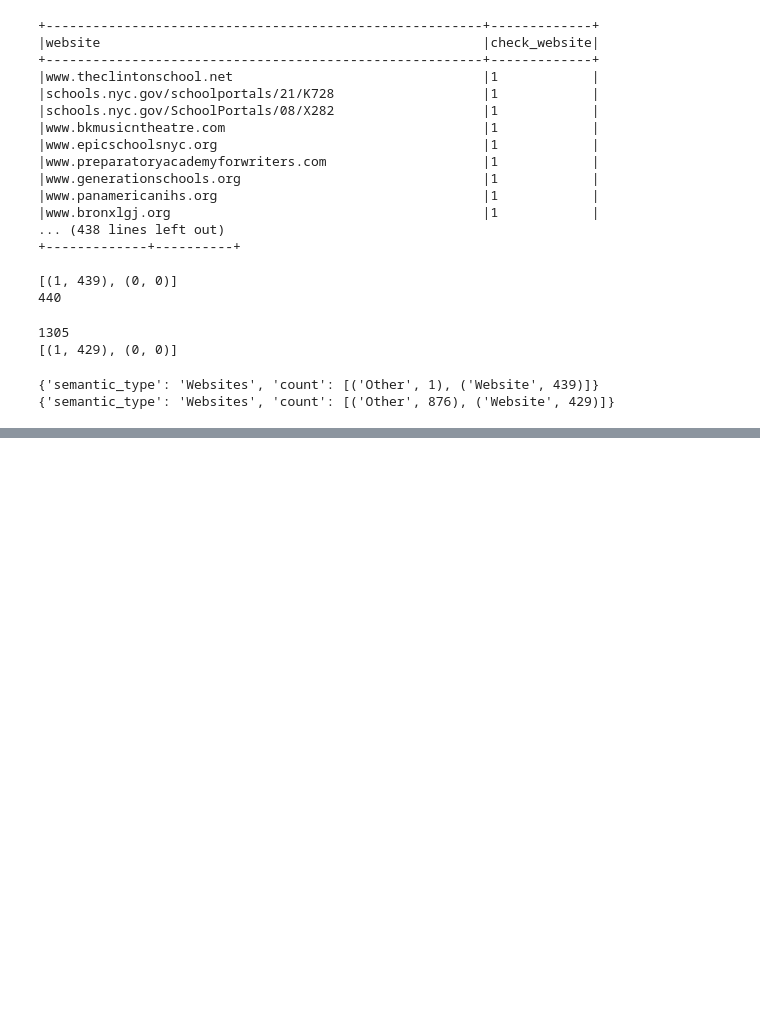
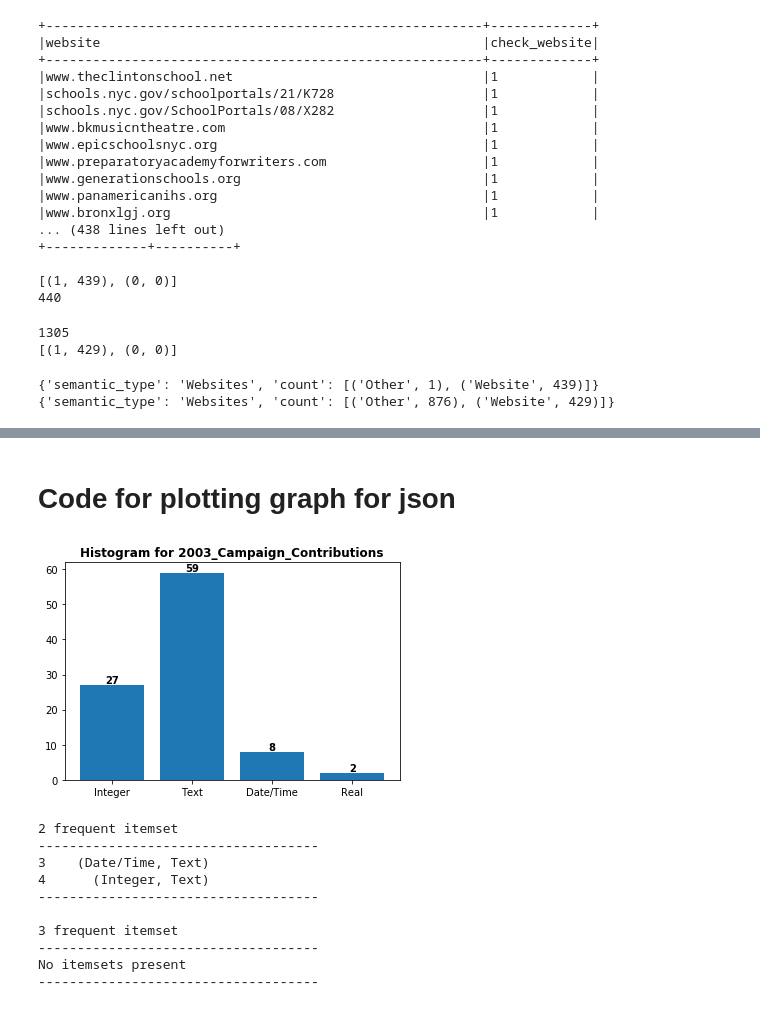
Before and after one commit to anjanragh/BigDataProject, a Jupyter notebook: Untitled.ipynb, the cells around one changed output, grey strips where cells are left out. Drawn from its saved outputs; the diff is of its cells as text; code cells hidden in the pictures; blank space fills up the shorter version.

```diff
--- a/Untitled.ipynb
+++ b/Untitled.ipynb
@@ -45,7 +45,7 @@ with open('../Downloads/cluster2.txt') as fp:
     data = [line for line in fp]
 data = data[0].split(",")
 print(data[1])
-for row in data[:40]:
+for row in data[:200]:
     print(row)
 # %% [output]
  'mrxb-9w9v.BOROUGH___COMMUNITY.txt.gz'
@@ -375,0 +450,5 @@ print(json_for_borough(bor2, "Borough"))
+# %%
+import json
+with open('2003_Campaign_Contributions.tsv.json') as f:
+  data = json.load(f)
+print(json.dumps(data, indent=4, sort_keys=True))
@@ -375,0 +473,9 @@ print(json_for_borough(bor2, "Borough"))
+# %%
+ls = []
+for col in data["columns"]:
+    l=[]
+    for tp in col["dataTypes"]:
+        dt = tp["type"]
+        l.append(dt)
+    ls.append(l)
+print(ls)
@@ -375,0 +527,43 @@ print(json_for_borough(bor2, "Borough"))
+# %% [markdown]
+# Code for plotting graph for json
+# %%
+import json
+
+
+def plot_graph_for_json(jsonfilename):
+    with open(jsonfilename) as f:
+        data = json.load(f)
+    dtct = {}
+    for col in data["columns"]:
+        for tp in col["dataTypes"]:
+            dt = tp["type"]
+            if dt not in dtct.keys():
+                dtct[dt] = 1
+            else:
+                dtct[dt] += 1
+    filename = jsonfilename.split('.')[0]
+    plt.bar(range(len(dtct)), list(dtct.values()), align='center')
+    st=0
+    for x,y in dtct.items():
+        x=st
+        label = y
+        plt.annotate(label,(x,y),textcoords="offset points",xytext=(0,2),ha='center',weight='bold')
+        st+=1
+    plt.xticks(range(len(dtct)), list(dtct.keys()))
+    plt.title("Histogram for {}".format(filename), weight='bold')
+    plt.show()
+# %%
+plot_graph_for_json("2003_Campaign_Contributions.tsv.json")
+print_frequent_itemsets("2003_Campaign_Contributions.tsv.json")
+# %% [output]
+[figure, added]
+2 frequent itemset
+------------------------------------
+3    (Date/Time, Text)
+4      (Integer, Text)
+------------------------------------
+
+3 frequent itemset
+------------------------------------
+No itemsets present
+------------------------------------
```
Also changed, not shown: parts of 18 cells of this notebook, 2 other files.
